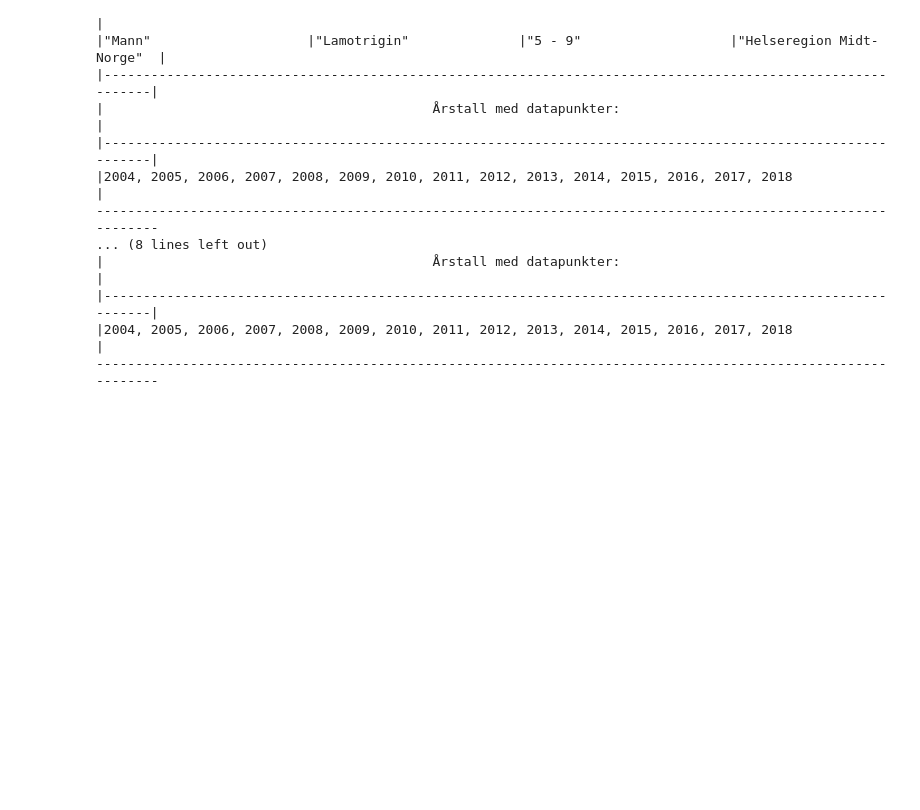
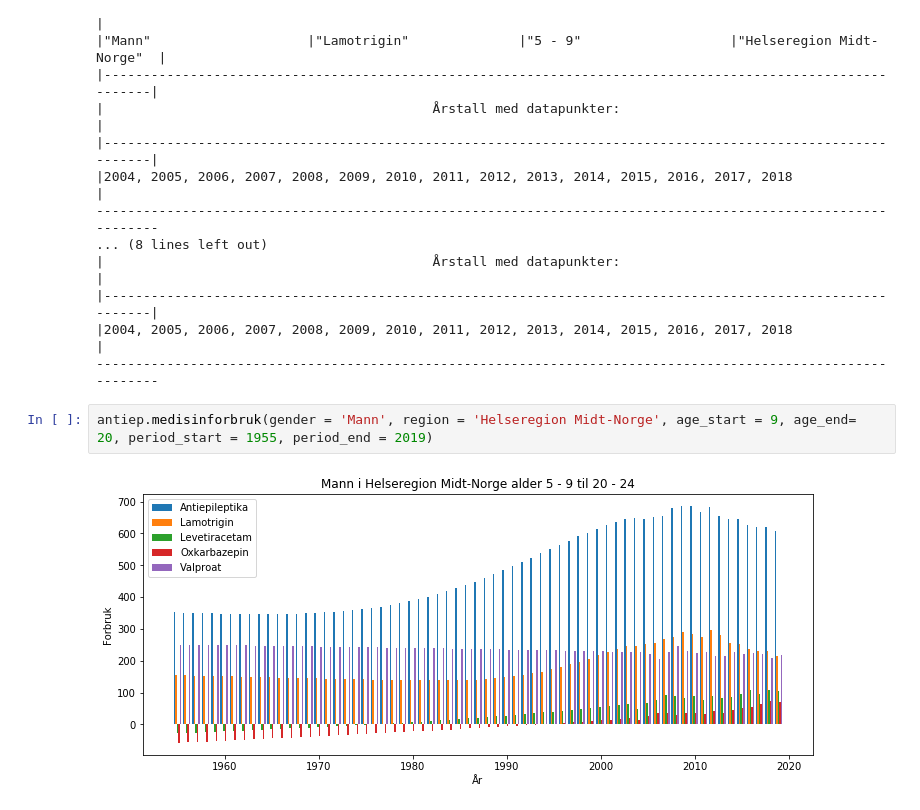
Before and after one commit to JonOttesen/summer_project, a Jupyter notebook: Untitled.ipynb, the cells around one changed output. Saved outputs shown, nothing was run; the diff lists cells and outputs as text; blank space fills up the shorter version.

```diff
--- a/Untitled.ipynb
+++ b/Untitled.ipynb
@@ -25,3 +25,7 @@ respir.tabell()
 |-----------------------------------------------------------------------------------------------------------|
 |2004, 2005, 2006, 2007, 2008, 2009, 2010, 2011, 2012, 2013, 2014, 2015, 2016, 2017, 2018                   |
 -------------------------------------------------------------------------------------------------------------
+# %%
+antiep.medisinforbruk(gender = 'Mann', region = 'Helseregion Midt-Norge', age_start = 9, age_end= 20, period_start = 1955, period_end = 2019)
+# %% [output]
+[figure, added]
```
Also changed, not shown: parts of 10 cells of this notebook, 16 other files.
